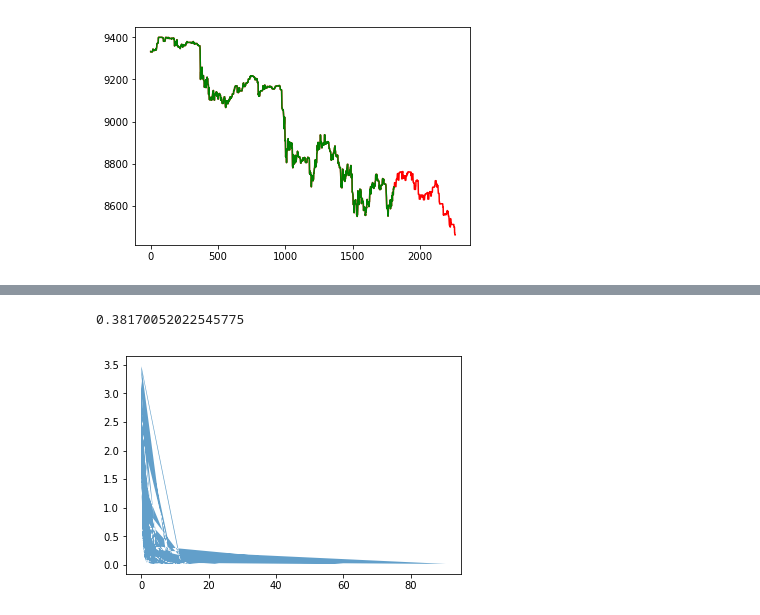
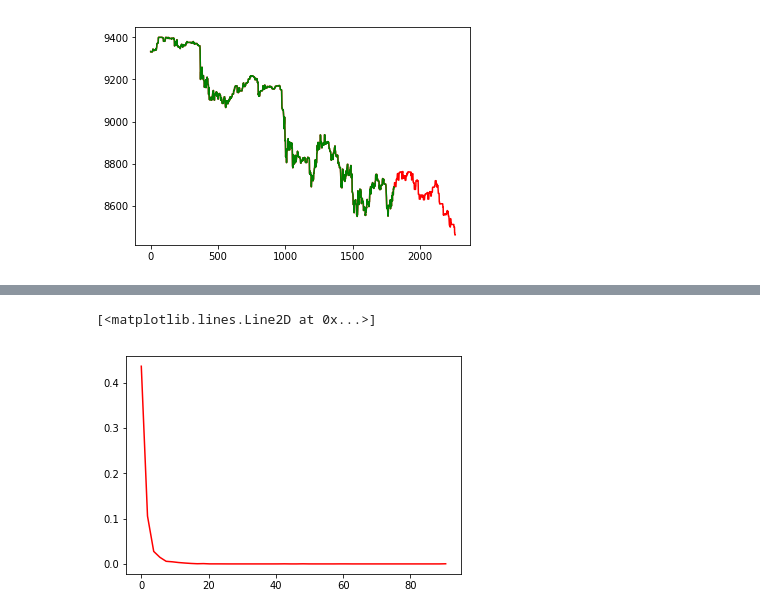
Before and after one commit to scristofari/bitcoin-challenge, a Jupyter notebook: BitCoin Challenge.ipynb, the cells around one changed output, grey strips where cells are left out. Cells and saved outputs as stored; diff of their text form; code cells hidden in the pictures.

```diff
--- a/BitCoin Challenge.ipynb
+++ b/BitCoin Challenge.ipynb
@@ -138,14 +138,18 @@ Error Order percentage: 13.94%
 # %%
 from sklearn.neighbors import KernelDensity
 import numpy as np
 
+max_vol = df['volume'].max()
 X = df['volume'].values.reshape(-1, 1)
+X_scale = scaler.fit_transform(X)
 
-kde = KernelDensity(kernel='gaussian', bandwidth=0.01).fit(X)
-log_dens = kde.score_samples(X)
-plt.fill(X, np.exp(log_dens), alpha=0.7)
+x = np.linspace(0,max_vol)
 
-kde.score(0.1)
+kde = KernelDensity(kernel='gaussian', bandwidth=0.555).fit(X)
+log_dens = kde.score_samples(x.reshape(-1, 1))
+
+plt.plot(x, np.exp(log_dens), 'r')
+#df.hist(column='volume', figsize=(5,5))
 # %% [output]
-0.38170052022545775
+[<matplotlib.lines.Line2D at 0x...>]
-[figure, old version]
+[figure, new version]
```
Also changed, not shown: 1 other file.
